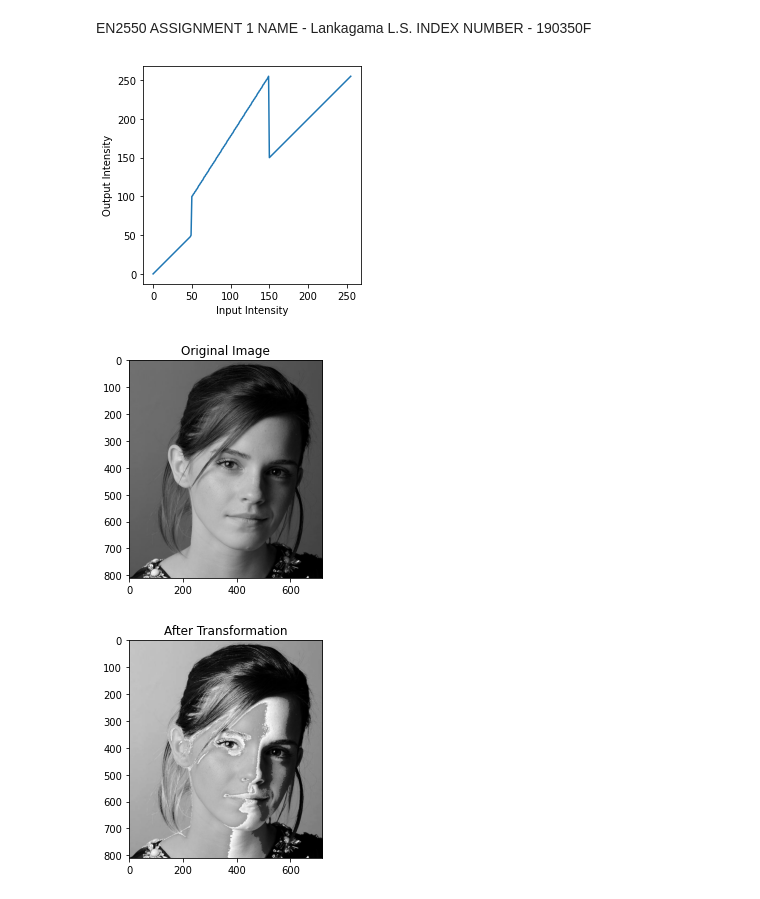
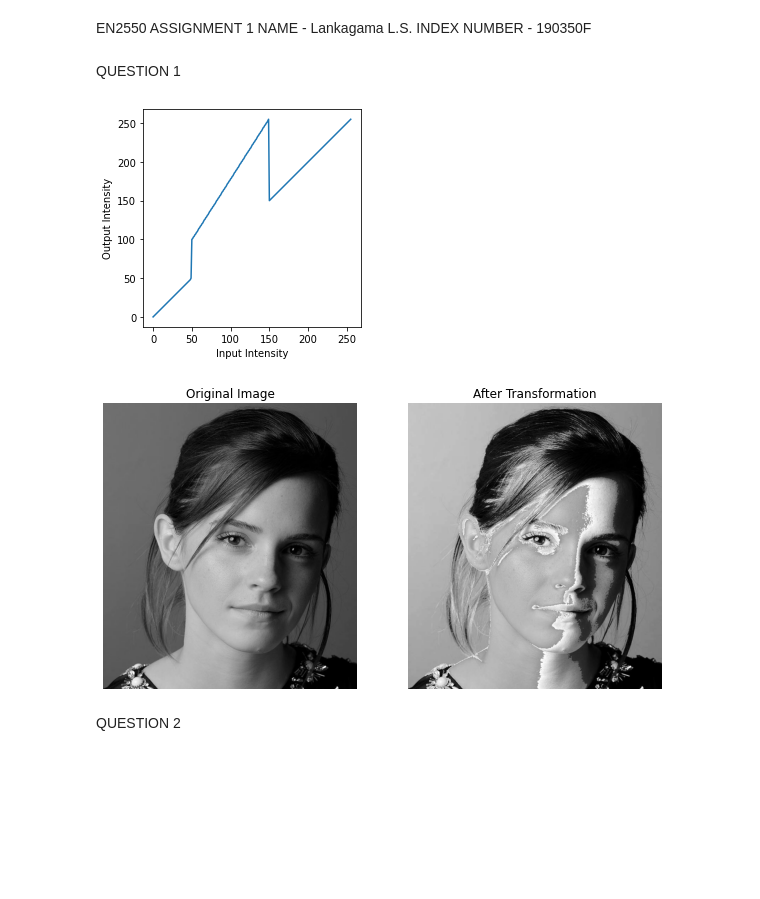
Before and after one commit to Lahiru-Sanjaya-Lankagama/Image-Processing, a Jupyter notebook: Assignment-1.ipynb, the cells around one changed output. Saved outputs shown, nothing was run; the diff lists cells and outputs as text; code cells hidden in the pictures; blank space fills up the shorter version.

```diff
--- a/Assignment-1.ipynb
+++ b/Assignment-1.ipynb
@@ -8,47 +5,41 @@ INDEX NUMBER - 190350F
+# %% [markdown]
+QUESTION 1
 # %%
-#Question 1
 import numpy as np
 import cv2 as cv
 import matplotlib.pyplot as plt
 
 f = cv.imread(r"C:\Users\Lahiru Sanjaya\Desktop\image_Ass\Assignment\emma_gray.jpg",cv.IMREAD_GRAYSCALE)
 assert f is not None
 
 t1 = np.linspace(0 , 50, 50)
-t2 = np.linspace(50 , 100, 0)
-t3 = np.linspace(100 , 255, 100)
-t4 = np.linspace(150 , 255, 0)
-t5 = np.linspace(150 , 255, 106)
+t2 = np.linspace(100 , 255, 100)
+t3 = np.linspace(150 , 255, 106)
 
-t = np.concatenate((t1, t2, t3, t4, t5), axis = 0).astype(np.uint8)
+t = np.concatenate((t1, t2, t3), axis = 0).astype(np.uint8)
 fig, ax = plt.subplots()
 plt.xlabel("Input Intensity")
 plt.ylabel("Output Intensity")
 ax.plot(t)
 ax.set_aspect("equal")
 assert len(t) == 256
 g = cv.LUT(f, t)
 
 Img = cv.cvtColor(f, cv.COLOR_BGR2RGB)
-fig, ax = plt.subplots()
-plt.title("Original Image")
-ax.imshow(Img)
+img = cv.cvtColor(g , cv.COLOR_BGR2RGB)
+
+fig, ax = plt.subplots(1,2, sharex= 'all', sharey='all', figsize = (10,10))
+ax[0].set_title("Original Image")
+ax[0].imshow(Img)
+ax[0].axis('off')
+
+ax[1].set_title("After Transformation")
+ax[1].imshow(img)
+ax[1].axis('off')
 plt.show()
-
-img = cv.cvtColor(g , cv.COLOR_BGR2RGB)
-fig, ax = plt.subplots()
-plt.title("After Transformation")
-ax.imshow(img)
-plt.show()
-
-# cv.namedWindow("Image",cv.WINDOW_AUTOSIZE)
-# cv.imshow("Image", f)
-# cv.waitKey(0)
-# cv.imshow("Image", g)
-# cv.waitKey(0)
-# cv.destroyAllWindows()
 # %% [output]
 [figure]
-[figure, old version]
+[figure, new version]
-[figure, removed]
+# %% [markdown]
+QUESTION 2
 # %%
```
Also changed, not shown: parts of 20 cells of this notebook.
